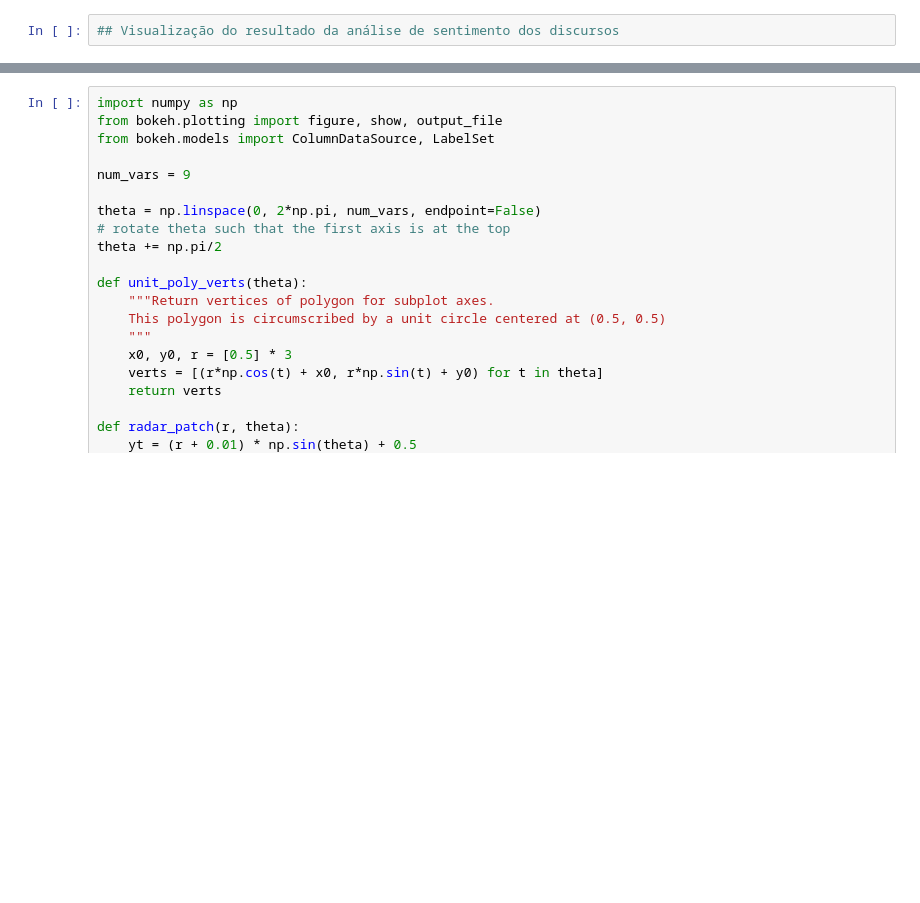
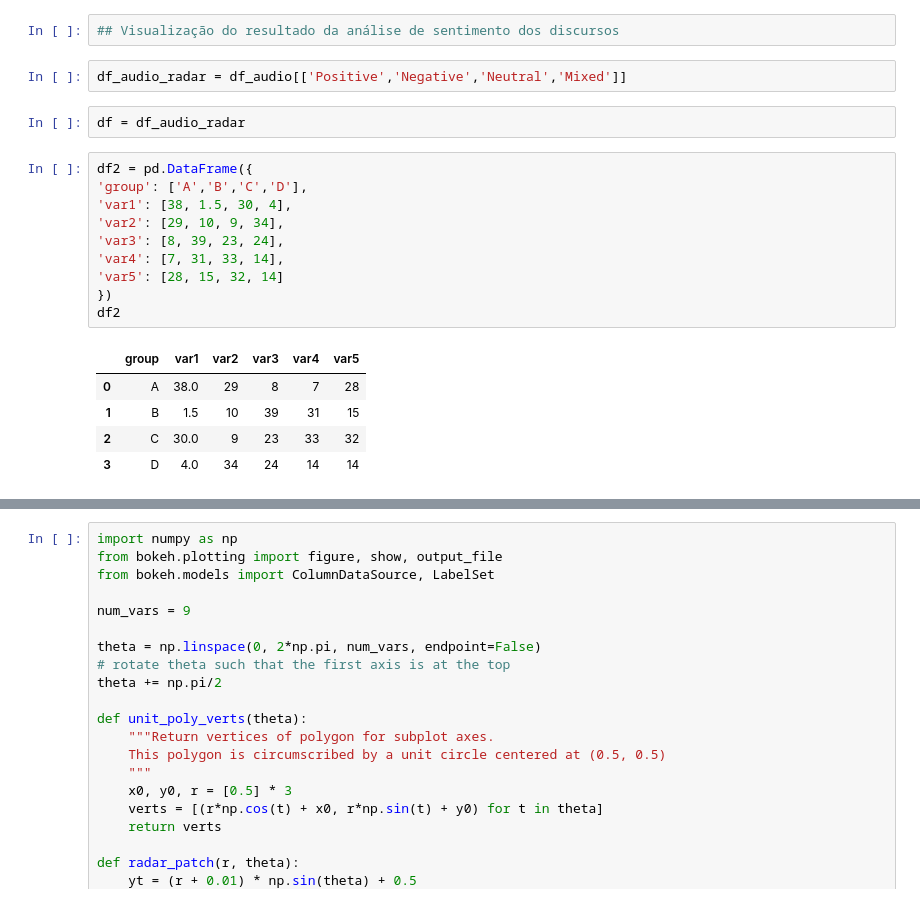
Before and after one commit to GabrielSGoncalves/nlp_aws, a Jupyter notebook: NLP_usando_AWS.ipynb, the cells around one changed output, grey strips where cells are left out. Saved outputs shown, nothing was run; the diff lists cells and outputs as text; blank space fills up the shorter version.

```diff
--- a/NLP_usando_AWS.ipynb
+++ b/NLP_usando_AWS.ipynb
@@ -432,2 +407,22 @@ data_mlk
 # %%
 ## Visualização do resultado da análise de sentimento dos discursos
+# %%
+df_audio_radar = df_audio[['Positive','Negative','Neutral','Mixed']]
+# %%
+df = df_audio_radar
+# %%
+df2 = pd.DataFrame({
+'group': ['A','B','C','D'],
+'var1': [38, 1.5, 30, 4],
+'var2': [29, 10, 9, 34],
+'var3': [8, 39, 23, 24],
+'var4': [7, 31, 33, 14],
+'var5': [28, 15, 32, 14]
+})
+df2
+# %% [output]
+|  | group | var1 | var2 | var3 | var4 | var5 |
+| 0 | A | 38.0 | 29 | 8 | 7 | 28 |
+| 1 | B | 1.5 | 10 | 39 | 31 | 15 |
+| 2 | C | 30.0 | 9 | 23 | 33 | 32 |
+| 3 | D | 4.0 | 34 | 24 | 14 | 14 |
```
Also changed, not shown: parts of 56 cells of this notebook.
